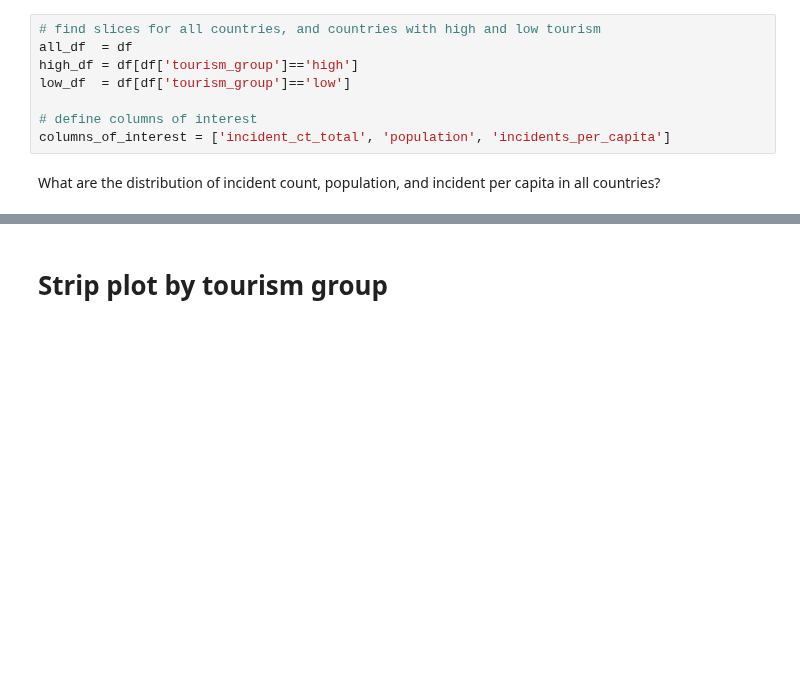
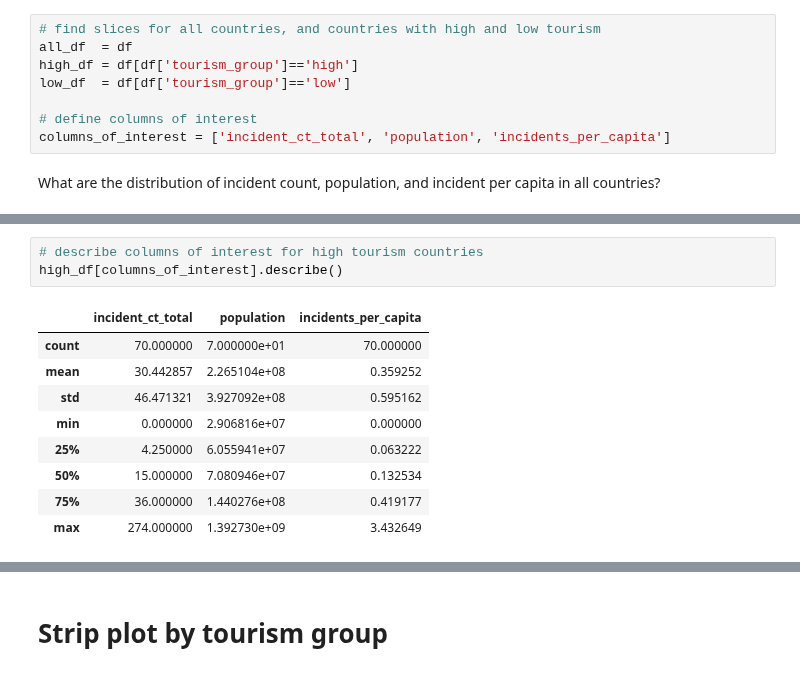
Before and after one commit to brooke-l-hawkins/milestone-i-project, a Jupyter notebook: code/visualize_distribution_counts.ipynb, the cells around one changed output, grey strips where cells are left out. Drawn from its saved outputs; the diff is of its cells as text; blank space fills up the shorter version.

```diff
--- a/code/visualize_distribution_counts.ipynb
+++ b/code/visualize_distribution_counts.ipynb
@@ -56,0 +57,13 @@ The incidents per capita range from 0 to 0.00005. Most values are 0. This distri
+# %%
+# describe columns of interest for high tourism countries
+high_df[columns_of_interest].describe()
+# %% [output]
+|  | incident_ct_total | population | incidents_per_capita |
+| count | 70.000000 | 7.000000e+01 | 70.000000 |
+| mean | 30.442857 | 2.265104e+08 | 0.359252 |
+| std | 46.471321 | 3.927092e+08 | 0.595162 |
+| min | 0.000000 | 2.906816e+07 | 0.000000 |
+| 25% | 4.250000 | 6.055941e+07 | 0.063222 |
+| 50% | 15.000000 | 7.080946e+07 | 0.132534 |
+| 75% | 36.000000 | 1.440276e+08 | 0.419177 |
+| max | 274.000000 | 1.392730e+09 | 3.432649 |
```
Also changed, not shown: parts of 8 cells of this notebook.
